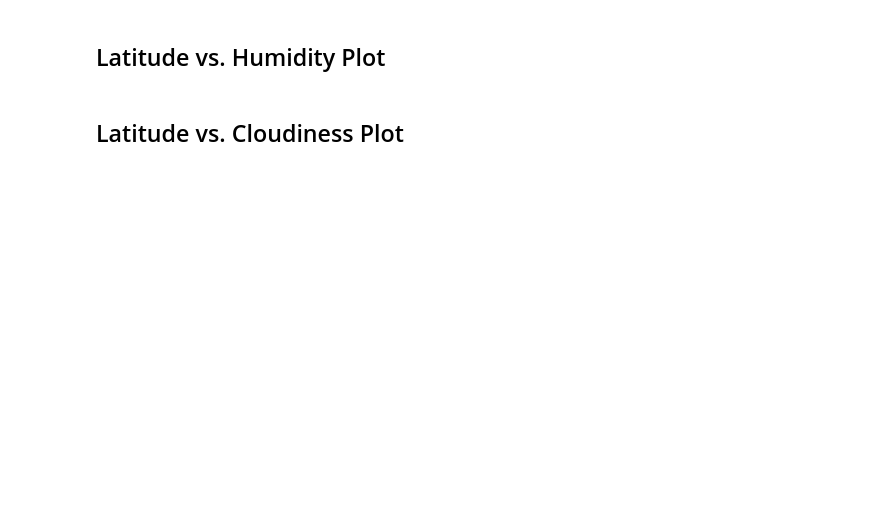
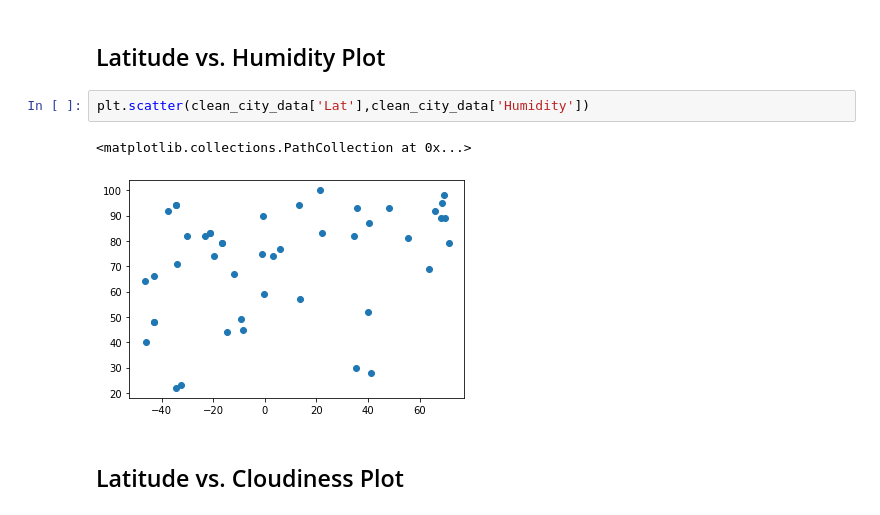
Before and after one commit to cro1100/python-api-challenge, a Jupyter notebook: starter_code/WeatherPy.ipynb, the cells around one changed output. Cells and saved outputs as stored; diff of their text form; blank space fills up the shorter version.

```diff
--- a/starter_code/WeatherPy.ipynb
+++ b/starter_code/WeatherPy.ipynb
@@ -125,4 +162,9 @@ clean_city_data
 # %% [markdown]
 ## Latitude vs. Humidity Plot
+# %%
+plt.scatter(clean_city_data['Lat'],clean_city_data['Humidity'])
+# %% [output]
+<matplotlib.collections.PathCollection at 0x...>
+[figure, added]
 # %% [markdown]
 ## Latitude vs. Cloudiness Plot
```
Also changed, not shown: parts of 13 cells of this notebook.
